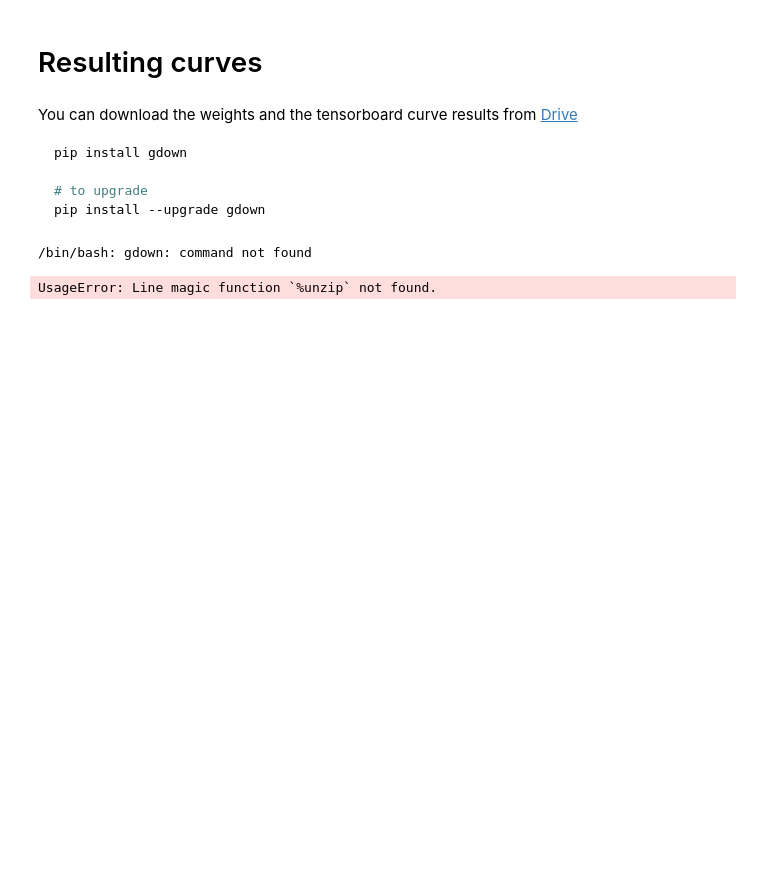
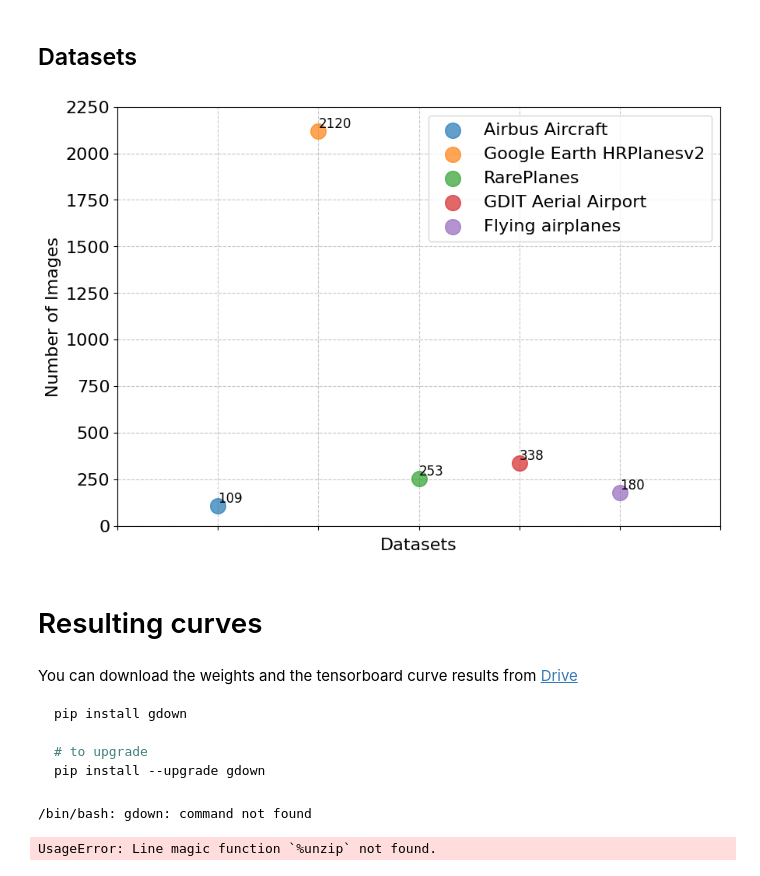
Before and after one commit to toelt-llc/FlightScope_Bench, a Jupyter notebook: 9_result_vizualiser.ipynb, the cells around one changed output. Cells and saved outputs as stored; diff of their text form; code cells hidden in the pictures; blank space fills up the shorter version.

```diff
--- a/9_result_vizualiser.ipynb
+++ b/9_result_vizualiser.ipynb
@@ -1,3 +1,36 @@
+# %% [markdown]
+## Datasets
+# %%
+import matplotlib.pyplot as plt
+
+datasets = ["Airbus Aircraft", "Google Earth HRPlanesv2", "RarePlanes", "GDIT Aerial Airport", "Flying airplanes"]
+num_images = [109, 2120, 253, 338, 180]
+
+fig, ax = plt.subplots(figsize=(10, 7))
+for i, dataset in enumerate(datasets):
+    ax.scatter(i, num_images[i], s=200, label=dataset, alpha=0.7)
+
+    ax.text(i, num_images[i], str(num_images[i]), ha='left', va='bottom', fontsize=12)
+
+ax.set_ylabel("Number of Images", fontsize=16)
+ax.set_xlabel("Datasets", fontsize=16)
+
+legend = ax.legend(fontsize=16)
+
+ax.set_xticks(range(-1, len(datasets)+1))
+ax.set_xticklabels([])
+
+ax.set_yticks(range(0, 2251, 250))
+ax.tick_params(axis='both', labelsize=16)
+
+ax.grid(True, linestyle='--', alpha=0.7, which='both')
+ax.set_axisbelow(True)
+
+plt.savefig("dataset_overview.pdf")
+
+plt.show()
+# %% [output]
+[figure, added]
 # %% [markdown]
 # Resulting curves
 # %% [markdown]
```
Also changed, not shown: parts of 10 cells of this notebook.
